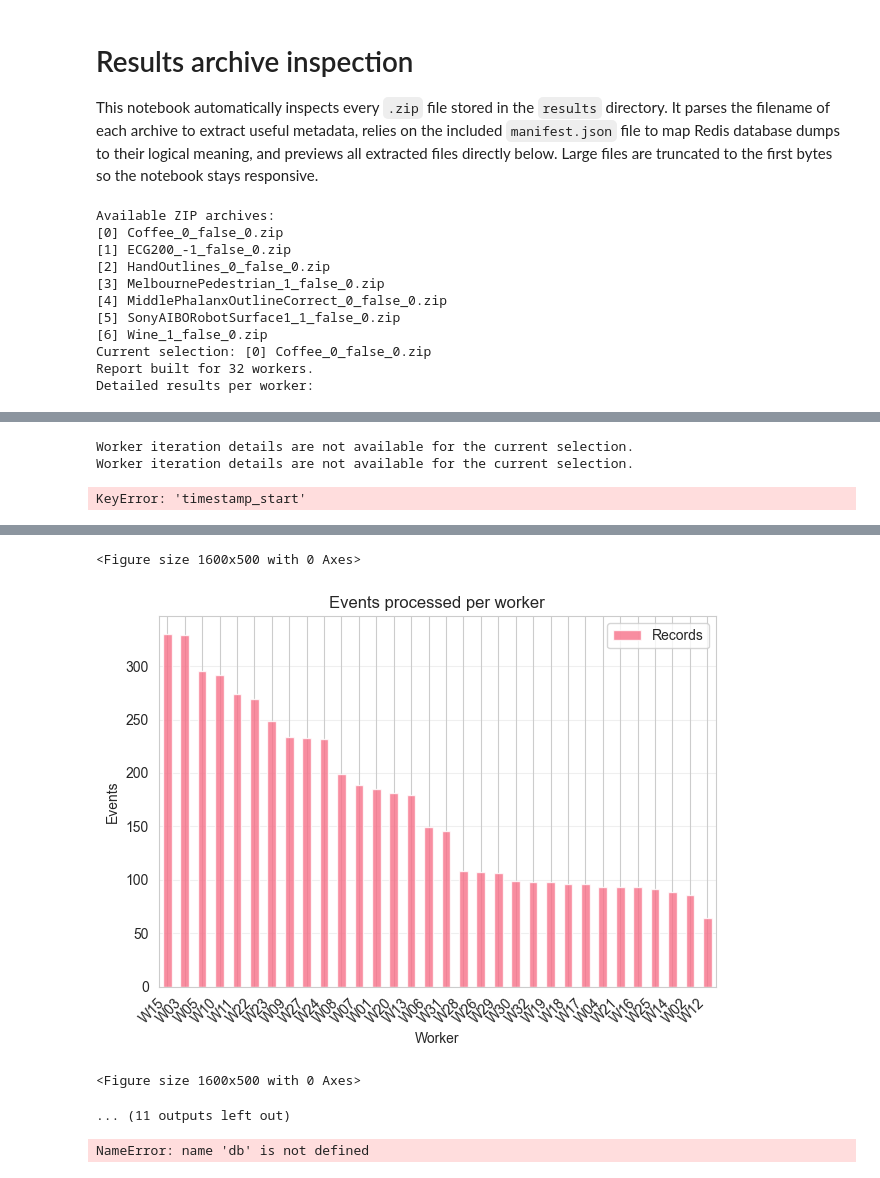
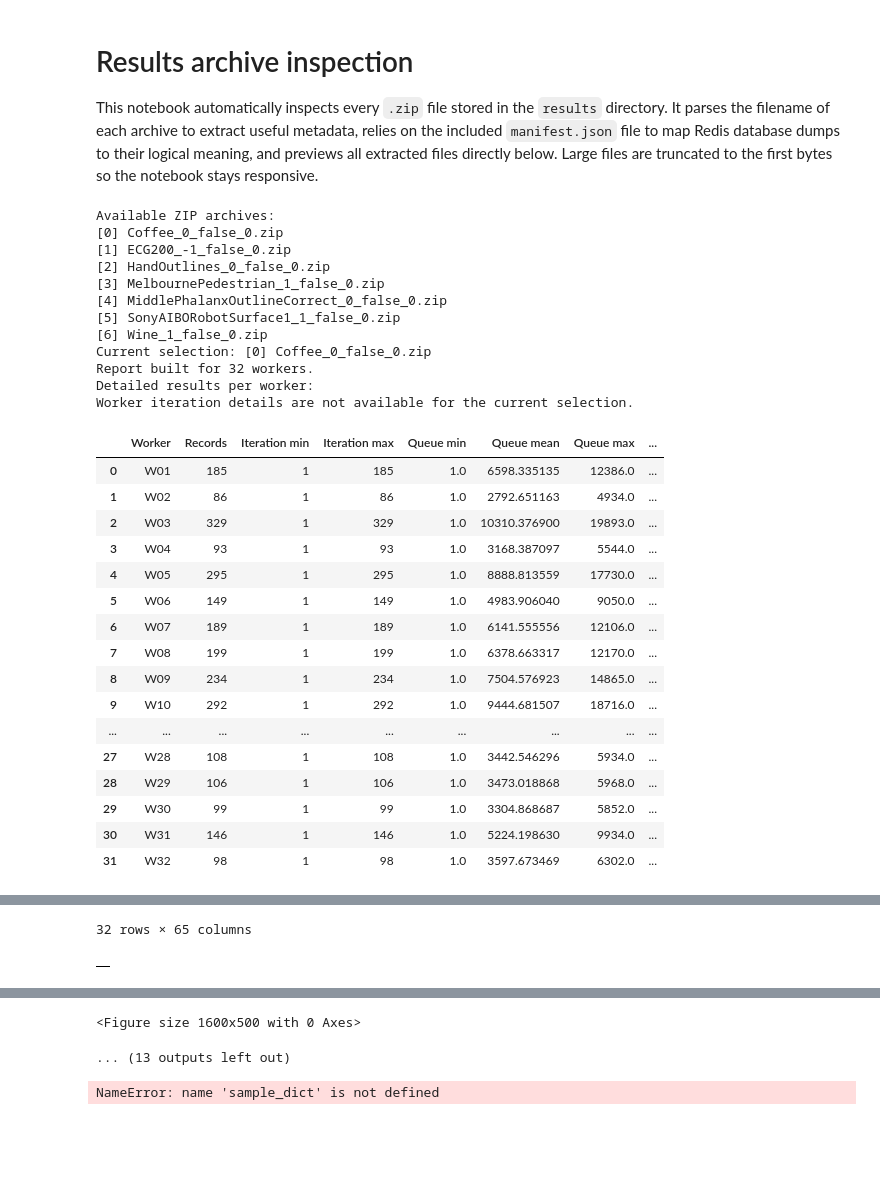
Before and after one commit to danielamadori/IEEE_CAI, a Jupyter notebook: reasons_analysis.ipynb, the cells around one changed output, grey strips where cells are left out. Saved outputs shown, nothing was run; the diff lists cells and outputs as text; code cells hidden in the pictures; blank space fills up the shorter version.

```diff
--- a/reasons_analysis.ipynb
+++ b/reasons_analysis.ipynb
@@ -21,21 +21,43 @@ notebook stays responsive.
 # %%
 from pathlib import Path
 from etl.loader import etl
 from etl.data_loader import render_db0_sample_timeseries
 from etl.logs_loader import render_bitmap_heatmaps, render_db0_eu_analysis
 
 RESULTS_DIR = Path("results")
 zip_paths = sorted(RESULTS_DIR.glob("*.zip"))
-db, logs_report = etl(zip_paths, RESULTS_DIR)
+db, workers_table, workers_table2, workers_table3, plots = etl(zip_paths, RESULTS_DIR)
+
+display(workers_table)
+display(workers_table2)
+display(workers_table3)
 # %% [output]
 Available ZIP archives:
 [0] Coffee_0_false_0.zip
 [1] ECG200_-1_false_0.zip
 [2] HandOutlines_0_false_0.zip
 [3] MelbournePedestrian_1_false_0.zip
 [4] MiddlePhalanxOutlineCorrect_0_false_0.zip
 [5] SonyAIBORobotSurface1_1_false_0.zip
 [6] Wine_1_false_0.zip
 Current selection: [0] Coffee_0_false_0.zip
 Report built for 32 workers.
 Detailed results per worker:
+Worker iteration details are not available for the current selection.
+|  | Worker | Records | Iteration min | Iteration max | Queue min | Queue mean | Queue max | ... |
+| 0 | W01 | 185 | 1 | 185 | 1.0 | 6598.335135 | 12386.0 | ... |
+| 1 | W02 | 86 | 1 | 86 | 1.0 | 2792.651163 | 4934.0 | ... |
+| 2 | W03 | 329 | 1 | 329 | 1.0 | 10310.376900 | 19893.0 | ... |
+| 3 | W04 | 93 | 1 | 93 | 1.0 | 3168.387097 | 5544.0 | ... |
+| 4 | W05 | 295 | 1 | 295 | 1.0 | 8888.813559 | 17730.0 | ... |
+| 5 | W06 | 149 | 1 | 149 | 1.0 | 4983.906040 | 9050.0 | ... |
+| 6 | W07 | 189 | 1 | 189 | 1.0 | 6141.555556 | 12106.0 | ... |
+| 7 | W08 | 199 | 1 | 199 | 1.0 | 6378.663317 | 12170.0 | ... |
+| 8 | W09 | 234 | 1 | 234 | 1.0 | 7504.576923 | 14865.0 | ... |
+| 9 | W10 | 292 | 1 | 292 | 1.0 | 9444.681507 | 18716.0 | ... |
+| ... | ... | ... | ... | ... | ... | ... | ... | ... |
+| 27 | W28 | 108 | 1 | 108 | 1.0 | 3442.546296 | 5934.0 | ... |
+| 28 | W29 | 106 | 1 | 106 | 1.0 | 3473.018868 | 5968.0 | ... |
+| 29 | W30 | 99 | 1 | 99 | 1.0 | 3304.868687 | 5852.0 | ... |
+| 30 | W31 | 146 | 1 | 146 | 1.0 | 5224.198630 | 9934.0 | ... |
+| 31 | W32 | 98 | 1 | 98 | 1.0 | 3597.673469 | 6302.0 | ... |
@@ -42,19 +81,16 @@ Detailed results per worker:
-Worker iteration details are not available for the current selection.
-Worker iteration details are not available for the current selection.
+32 rows × 65 columns
-KeyError: 'timestamp_start'
+|  |
 [figure]
 [figure]
 [figure]
 [figure]
 [figure]
 [figure]
+<Figure size 1600x500 with 0 Axes>
-<Figure size 1600x500 with 0 Axes>
+... (13 outputs left out)
-[figure, removed]
-<Figure size 1600x500 with 0 Axes>
-... (11 outputs left out)
 # %%
 from cost_function import cal_sigmas
-
+eu = db["data"]['EU']['value_json']
 training_set = db["data"]["TRAINING_SET"]["value_json"]
 X_train = training_set["X_train"]
 feature_names = training_set["feature_names"]
@@ -62,6 +98,7 @@ feature_names = training_set["feature_names"]
 tests_sample = {}
 X_test = []
 test_ids = []
+
 
 prefix = "sample_"
 suffix = "_meta"
@@ -84,5 +121,18 @@ sigmas_all = cal_sigmas(X_train, X_test, feature_names, test_ids=test_ids)
 
 for sid in test_ids:
 	tests_sample[sid]["sigmas"] = sigmas_all[sid]
-# %% [output]
-NameError: name 'db' is not defined
+# %%
+from cost_function import cost_function
+from icf_eu_encoding import analyze_bitmap_mask
+
+r = "reasons"
+r = "non_reasons"
+r = "anti_reasons"
+
+# I have to use tests_sample
+for k in db[r].keys():
+	bitmap_mask = [int(x) for x in k]
+	icf = analyze_bitmap_mask(bitmap_mask, eu)#eu: Dict[str, List[float]]
+	c = cost_function(tests_sample, sigmas=sigmas_all, icf=icf, sample_index=index, verbose=True)
+# %% [output]
+NameError: name 'sample_dict' is not defined
```
Also changed, not shown: parts of 7 cells of this notebook, 2 other files.
